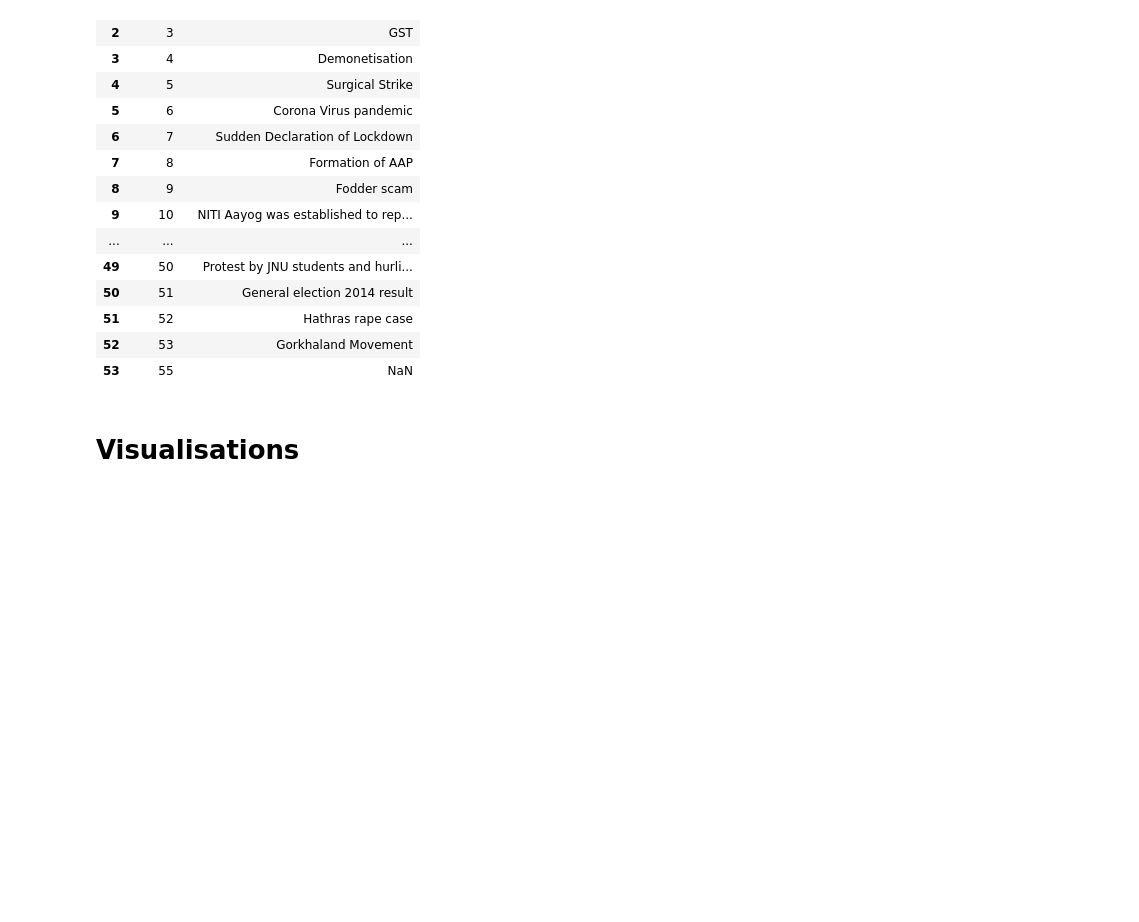
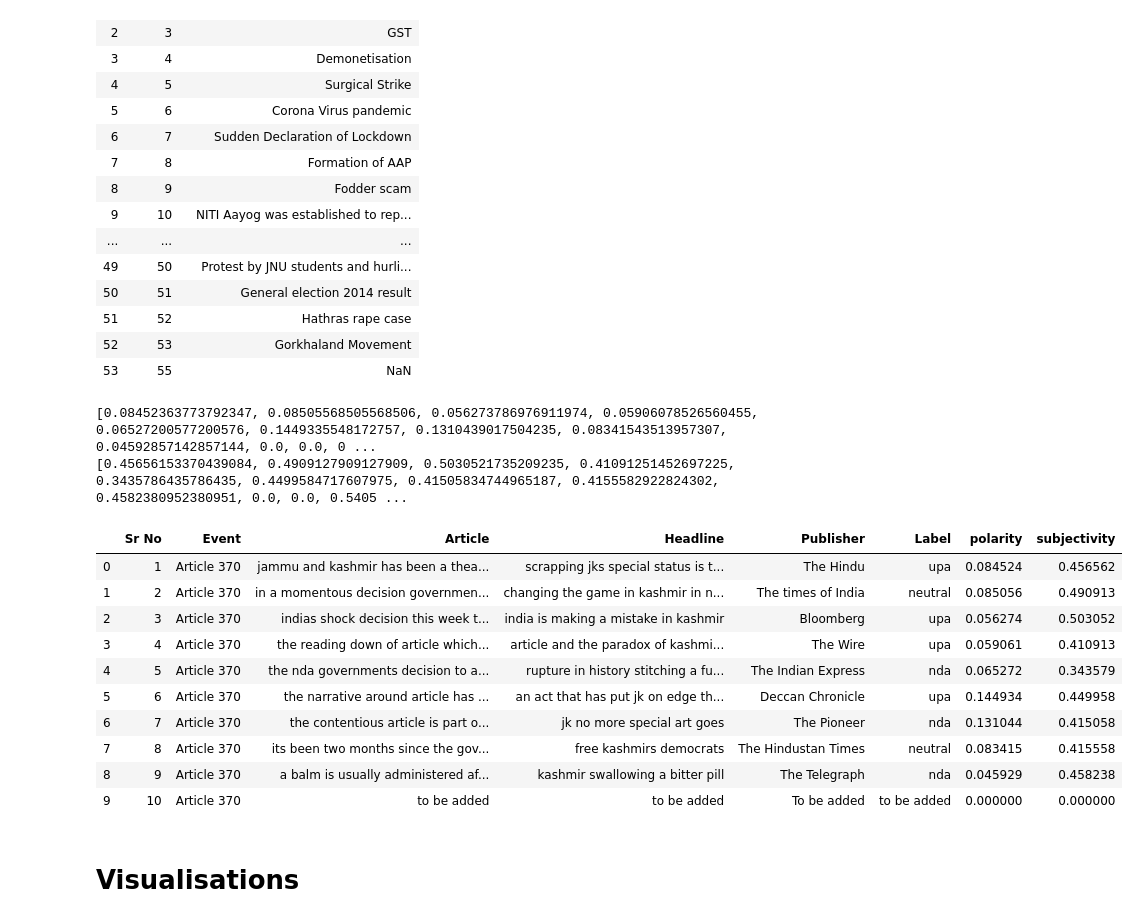
Before and after one commit to jklu-jaipur/Political-Biasness-Detection, a Jupyter notebook: PoliticalBiasnessDetection.ipynb, the cells around one changed output. Drawn from its saved outputs; the diff is of its cells as text; code cells hidden in the pictures; blank space fills up the shorter version.

```diff
--- a/PoliticalBiasnessDetection.ipynb
+++ b/PoliticalBiasnessDetection.ipynb
@@ -112,13 +112,42 @@ events
 | 51 | 52 | Hathras rape case |
 | 52 | 53 | Gorkhaland Movement |
 | 53 | 55 | NaN |
-# %%
-class features:
-    def _init_(self):
-        pass
-    def subjectivity(self):
-        pass
-    def objectivity(self):
-        pass
+# %%
+class features:
+    def _init_(self):
+        pass
+    def subjectivity(self,df):
+        subjectivity=[]
+        for i in range(len(df)):
+            subjectivity.append(TextBlob(df['Article'][i]).sentiment.subjectivity)
+        return subjectivity
+    def polarity(self,df):
+        polarity=[]
+        for i in range(len(df)):
+            polarity.append(TextBlob(df['Article'][i]).sentiment.polarity)
+        return polarity
+    def add_features(self,df):
+        df['polarity']=self.polarity(df)
+        df['subjectivity']=self.subjectivity(df)
+        return df
+df=data.read_data()
+dataFeatures=features()
+print(dataFeatures.polarity(df))
+print(dataFeatures.subjectivity(df))
+dataFeatures.add_features(df).head(10)
+# %% [output]
+[0.08452363773792347, 0.08505568505568506, 0.056273786976911974, 0.05906078526560455, 0.06527200577200576, 0.1449335548172757, 0.1310439017504235, 0.08341543513957307, 0.04592857142857144, 0.0, 0.0, 0 ...
+[0.45656153370439084, 0.4909127909127909, 0.5030521735209235, 0.41091251452697225, 0.3435786435786435, 0.4499584717607975, 0.41505834744965187, 0.4155582922824302, 0.4582380952380951, 0.0, 0.0, 0.5405 ...
+|  | Sr No | Event | Article | Headline | Publisher | Label | polarity | subjectivity |
+| 0 | 1 | Article 370 | jammu and kashmir has been a thea... | scrapping jks special status is t... | The Hindu | upa | 0.084524 | 0.456562 |
+| 1 | 2 | Article 370 | in a momentous decision governmen... | changing the game in kashmir in n... | The times of India | neutral | 0.085056 | 0.490913 |
+| 2 | 3 | Article 370 | indias shock decision this week t... | india is making a mistake in kashmir | Bloomberg | upa | 0.056274 | 0.503052 |
+| 3 | 4 | Article 370 | the reading down of article which... | article and the paradox of kashmi... | The Wire | upa | 0.059061 | 0.410913 |
+| 4 | 5 | Article 370 | the nda governments decision to a... | rupture in history stitching a fu... | The Indian Express | nda | 0.065272 | 0.343579 |
+| 5 | 6 | Article 370 | the narrative around article has ... | an act that has put jk on edge th... | Deccan Chronicle | upa | 0.144934 | 0.449958 |
+| 6 | 7 | Article 370 | the contentious article is part o... | jk no more special art goes | The Pioneer | nda | 0.131044 | 0.415058 |
+| 7 | 8 | Article 370 | its been two months since the gov... | free kashmirs democrats | The Hindustan Times | neutral | 0.083415 | 0.415558 |
+| 8 | 9 | Article 370 | a balm is usually administered af... | kashmir swallowing a bitter pill | The Telegraph | nda | 0.045929 | 0.458238 |
+| 9 | 10 | Article 370 | to be added | to be added | To be added | to be added | 0.000000 | 0.000000 |
 # %% [markdown]
 # Visualisations
```
Also changed, not shown: parts of 1 cell of this notebook.
